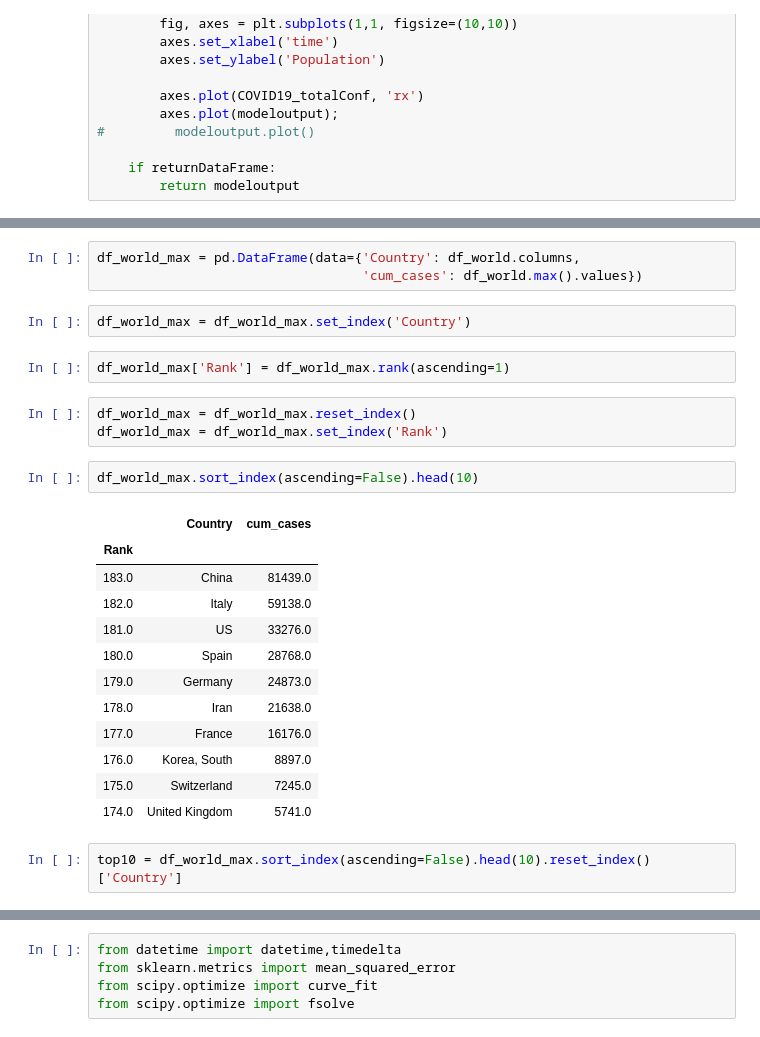
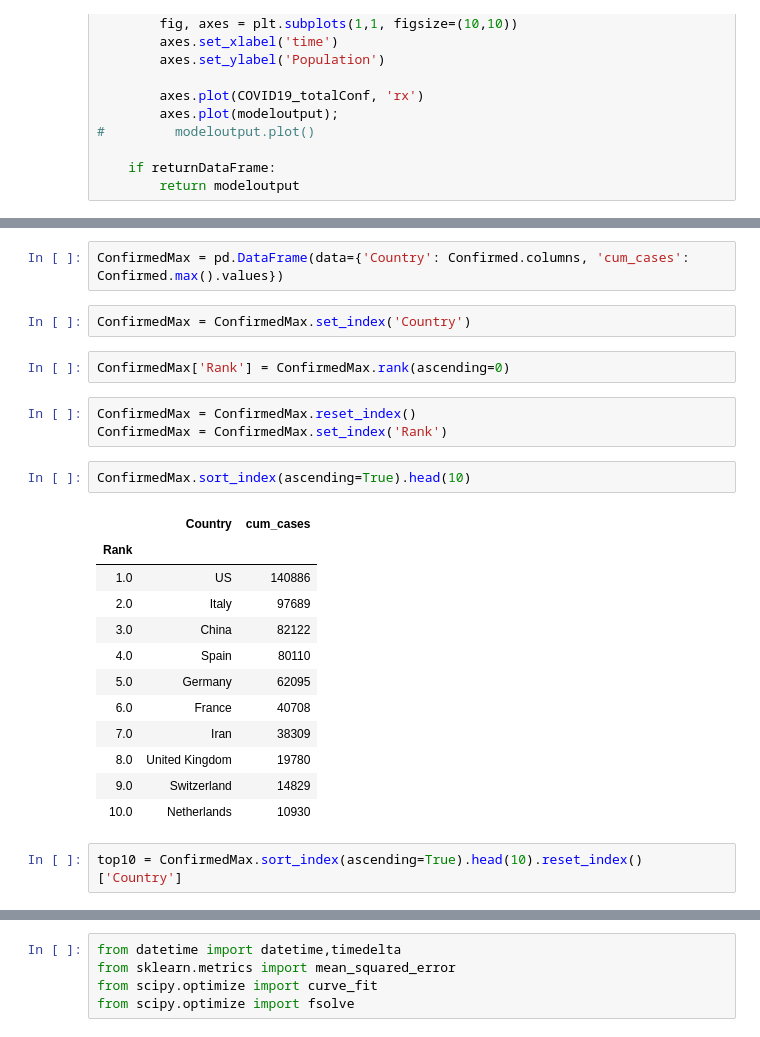
Before and after one commit to gbellandi/corona_model, a Jupyter notebook: Corona_model_scenarios_JHUdata.ipynb, the cells around one changed output, grey strips where cells are left out. Saved outputs shown, nothing was run; the diff lists cells and outputs as text.

```diff
--- a/Corona_model_scenarios_JHUdata.ipynb
+++ b/Corona_model_scenarios_JHUdata.ipynb
@@ -149,30 +165,29 @@ df_world[df_world.columns[df_world.max()>10000]].plot()
 # %%
-df_world_max = pd.DataFrame(data={'Country': df_world.columns,
-                                  'cum_cases': df_world.max().values})
+ConfirmedMax = pd.DataFrame(data={'Country': Confirmed.columns, 'cum_cases': Confirmed.max().values})
 # %%
-df_world_max = df_world_max.set_index('Country')
+ConfirmedMax = ConfirmedMax.set_index('Country')
 # %%
-df_world_max['Rank'] = df_world_max.rank(ascending=1)
+ConfirmedMax['Rank'] = ConfirmedMax.rank(ascending=0)
-# %%
-df_world_max = df_world_max.reset_index()
-df_world_max = df_world_max.set_index('Rank')
+# %%
+ConfirmedMax = ConfirmedMax.reset_index()
+ConfirmedMax = ConfirmedMax.set_index('Rank')
 # %%
-df_world_max.sort_index(ascending=False).head(10)
+ConfirmedMax.sort_index(ascending=True).head(10)
 # %% [output]
 |  | Country | cum_cases |
 | Rank |  |  |
-| 183.0 | China | 81439.0 |
-| 182.0 | Italy | 59138.0 |
-| 181.0 | US | 33276.0 |
-| 180.0 | Spain | 28768.0 |
-| 179.0 | Germany | 24873.0 |
-| 178.0 | Iran | 21638.0 |
-| 177.0 | France | 16176.0 |
-| 176.0 | Korea, South | 8897.0 |
-| 175.0 | Switzerland | 7245.0 |
-| 174.0 | United Kingdom | 5741.0 |
+| 1.0 | US | 140886 |
+| 2.0 | Italy | 97689 |
+| 3.0 | China | 82122 |
+| 4.0 | Spain | 80110 |
+| 5.0 | Germany | 62095 |
+| 6.0 | France | 40708 |
+| 7.0 | Iran | 38309 |
+| 8.0 | United Kingdom | 19780 |
+| 9.0 | Switzerland | 14829 |
+| 10.0 | Netherlands | 10930 |
 # %%
-top10 = df_world_max.sort_index(ascending=False).head(10).reset_index()['Country']
+top10 = ConfirmedMax.sort_index(ascending=True).head(10).reset_index()['Country']
 # %%
 top10
 # %% [output]
```
Also changed, not shown: parts of 52 cells of this notebook.
